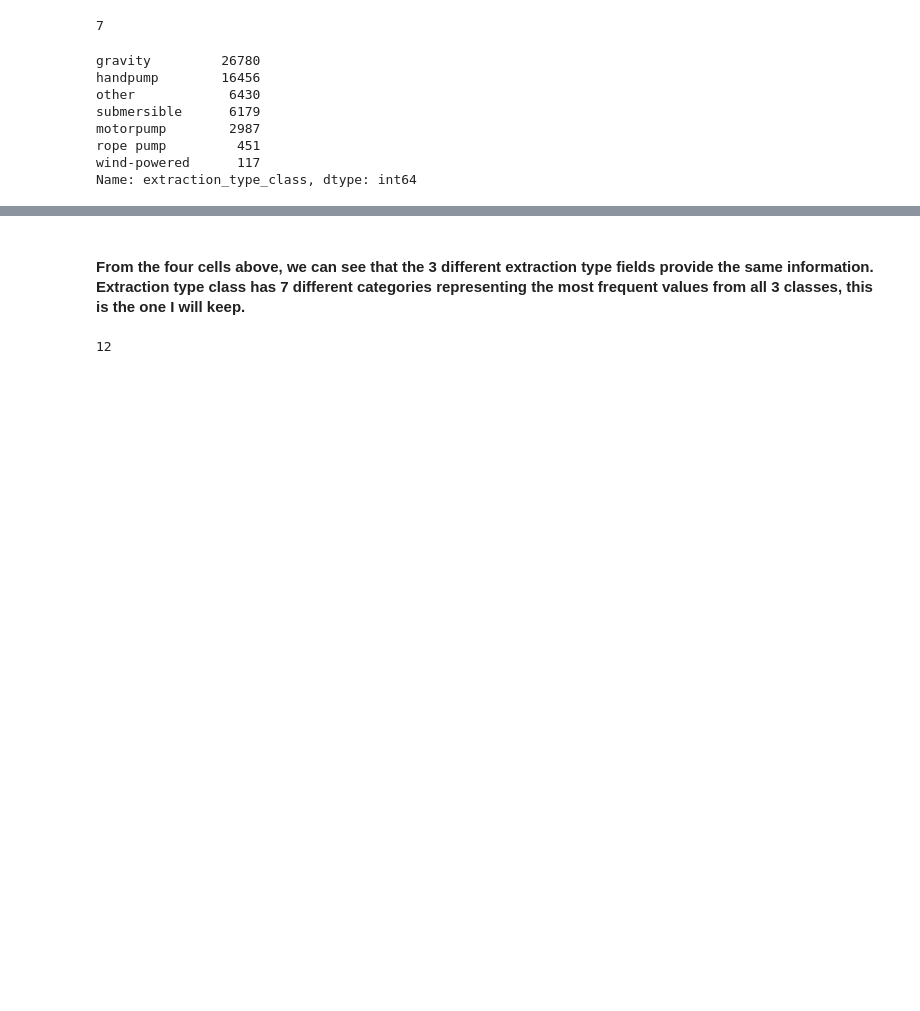
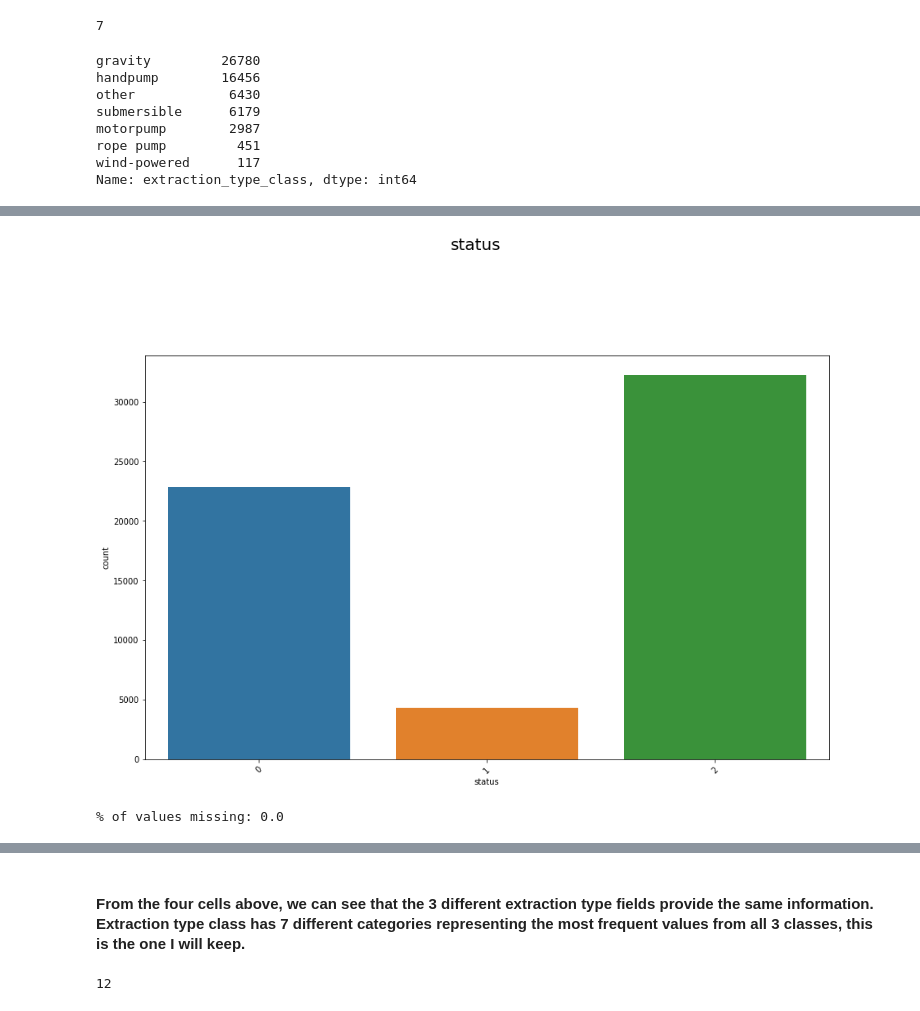
Before and after one commit to sydroth/tanzaniawellclassification, a Jupyter notebook: notebooks/02_jw_EDA.ipynb, the cells around one changed output, grey strips where cells are left out. Cells and saved outputs as stored; diff of their text form; code cells hidden in the pictures; blank space fills up the shorter version.

```diff
--- a/notebooks/02_jw_EDA.ipynb
+++ b/notebooks/02_jw_EDA.ipynb
@@ -1335,0 +1372,5 @@ Name: extraction_type_class, dtype: int64
+# %%
+countplot_boxplot('status', train)
+# %% [output]
+[figure, added]
+% of values missing: 0.0
```
Also changed, not shown: parts of 101 cells of this notebook, 1 other file.
